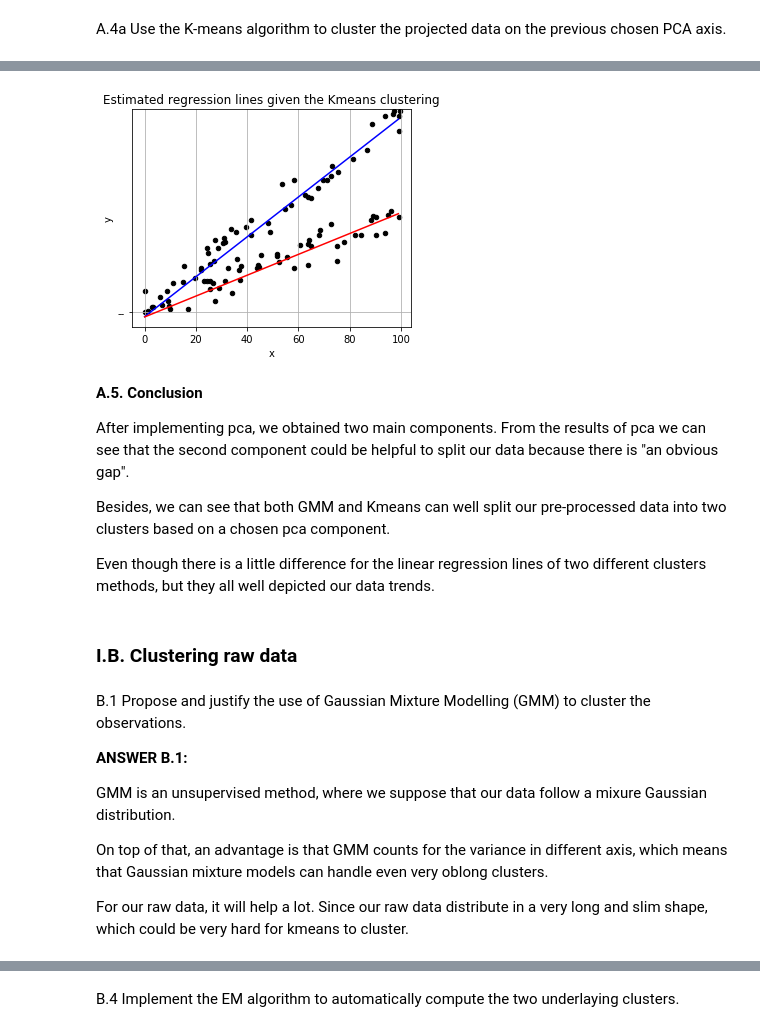
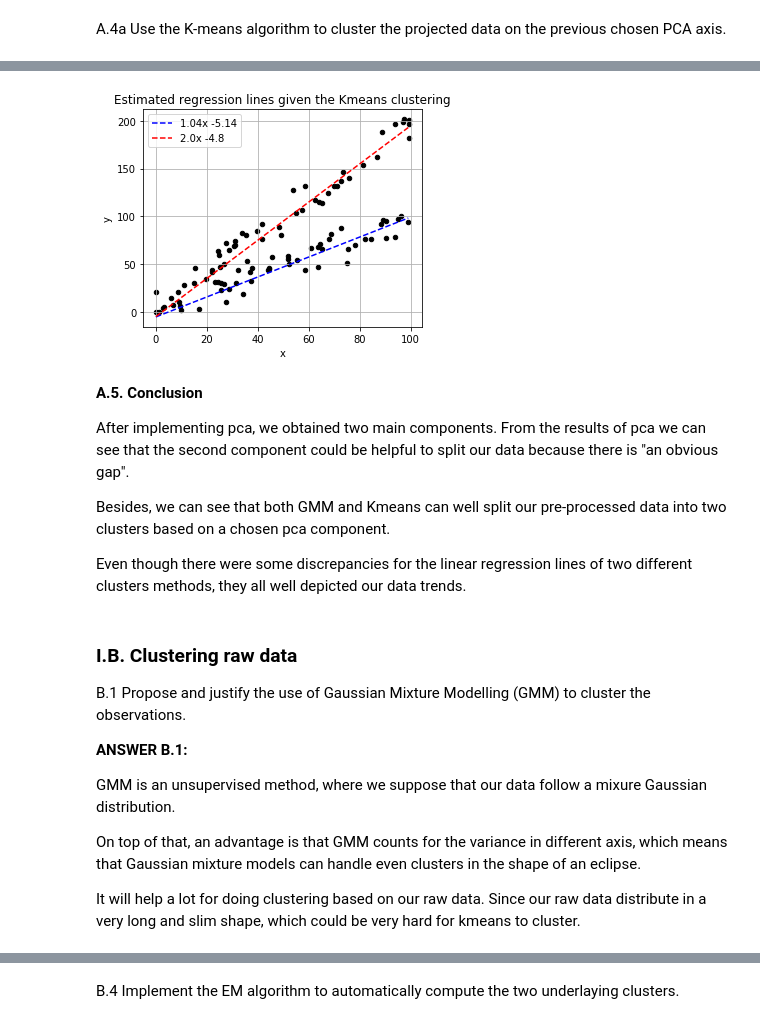
Before and after one commit to ZoeYou/mal-projet-tp-s5, a Jupyter notebook: ProjectMAL2/mal2Proj.ipynb, the cells around one changed output, grey strips where cells are left out. Cells and saved outputs as stored; diff of their text form; code cells hidden in the pictures.

```diff
--- a/ProjectMAL2/mal2Proj.ipynb
+++ b/ProjectMAL2/mal2Proj.ipynb
@@ -156,16 +157,19 @@ Linear Regression for cluster 2: 1.0443111096825988x + -5.135233180845262
 # %%
 # Create a list of values in the best fit line
 abline_values1 = [slope1* i + intercept1 for i in range(100)]
 abline_values2 = [slope2 * i + intercept2 for i in range(100)]
 
 # visulization
-figure = plt.figure(figsize=(5,4))
-plt.scatter(X[:, 0], X[:, 1], s=20,c="k")
-plt.plot(range(100), abline_values1, 'blue', '--'); plt.plot(range(100), abline_values2, 'red', '--')
+fig = plt.figure(figsize=(5,4))
+ax = plt.axes()
+
+ax.scatter(X[:, 0], X[:, 1], s=20,c="k")
+ax.plot(range(100), abline_values1, 'b--', label = "{:.3}x {:.3}".format(slope1,intercept1))
+ax.plot(range(100), abline_values2, 'r--', label = "{:.3}x {:.3}".format(slope2,intercept2))
 plt.grid(); plt.xlabel("x"); plt.ylabel("y"); plt.title("Estimated regression lines given the Kmeans clustering");
-plt.show()
+plt.legend(); plt.show()
 # %% [output]
-[figure, old version]
+[figure, new version]
 # %% [markdown]
 **A.5. Conclusion**
 
@@ -173,19 +177,19 @@ After implementing pca, we obtained two main components. From the results of pca
 
 Besides, we can see that both GMM and Kmeans can well split our pre-processed data into two clusters based on a chosen pca component.
 
-Even though there is a little difference for the linear regression lines of two different clusters methods, but they all well depicted our data trends.
+Even though there were some discrepancies for the linear regression lines of two different clusters methods, they all well depicted our data trends.
-# %% [markdown]
-### I.B. Clustering raw data
 # %% [markdown]
+### I.B. Clustering raw data
+
 B.1 Propose and justify the use of Gaussian Mixture Modelling (GMM) to cluster the observations.
 
 **ANSWER B.1:**
 
 GMM is an unsupervised method, where we suppose that our data follow a mixure Gaussian distribution.
 
-On top of that, an advantage is that GMM counts for the variance in different axis, which means that Gaussian mixture models can handle even very oblong clusters.
+On top of that, an advantage is that GMM counts for the variance in different axis, which means that Gaussian mixture models can handle even clusters in the shape of an eclipse.
 
-For our raw data, it will help a lot. Since our raw data distribute in a very long and slim shape, which could be very hard for kmeans to cluster.
+It will help a lot for doing clustering based on our raw data. Since our raw data distribute in a very long and slim shape, which could be very hard for kmeans to cluster.
 # %% [markdown]
 B.2 What parameters do you propose to consider for this GMM?
 
```
Also changed, not shown: parts of 24 cells of this notebook.
